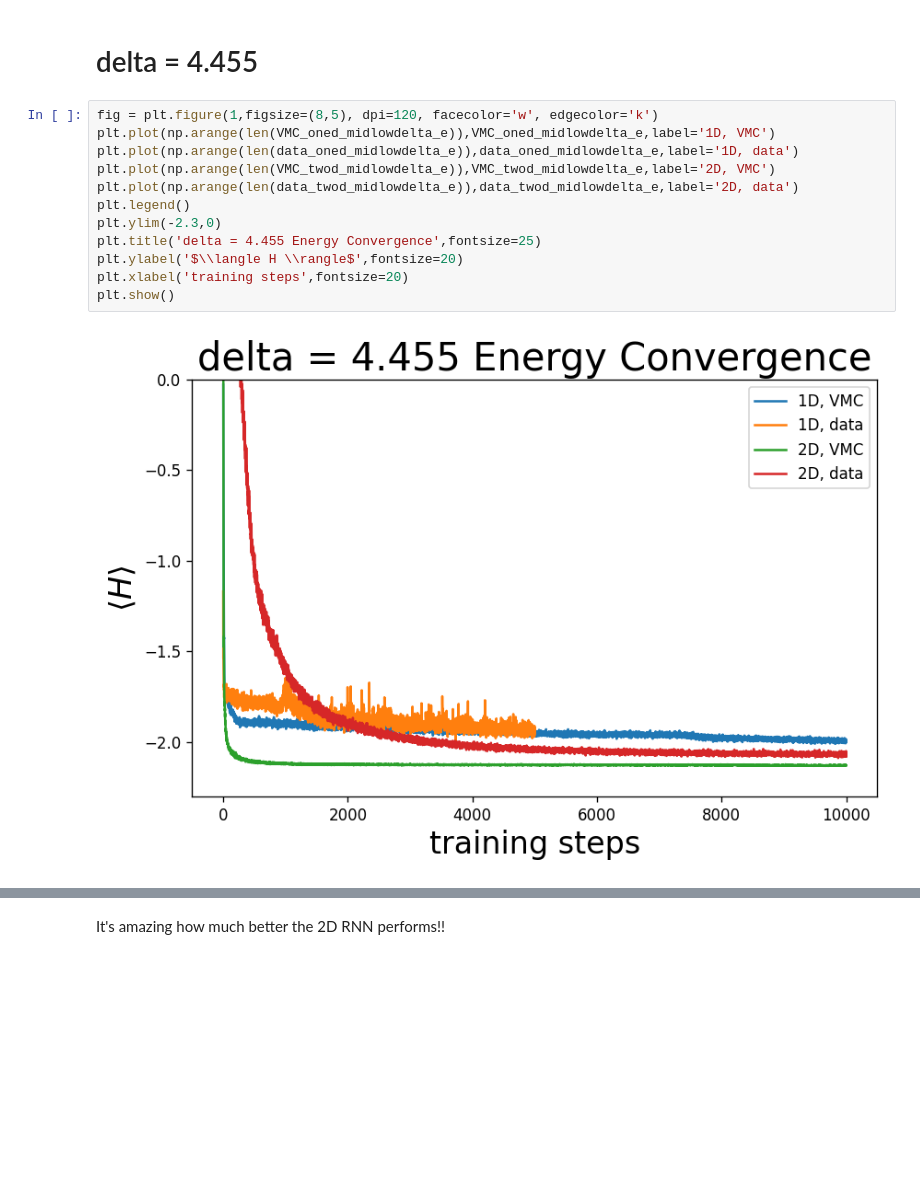
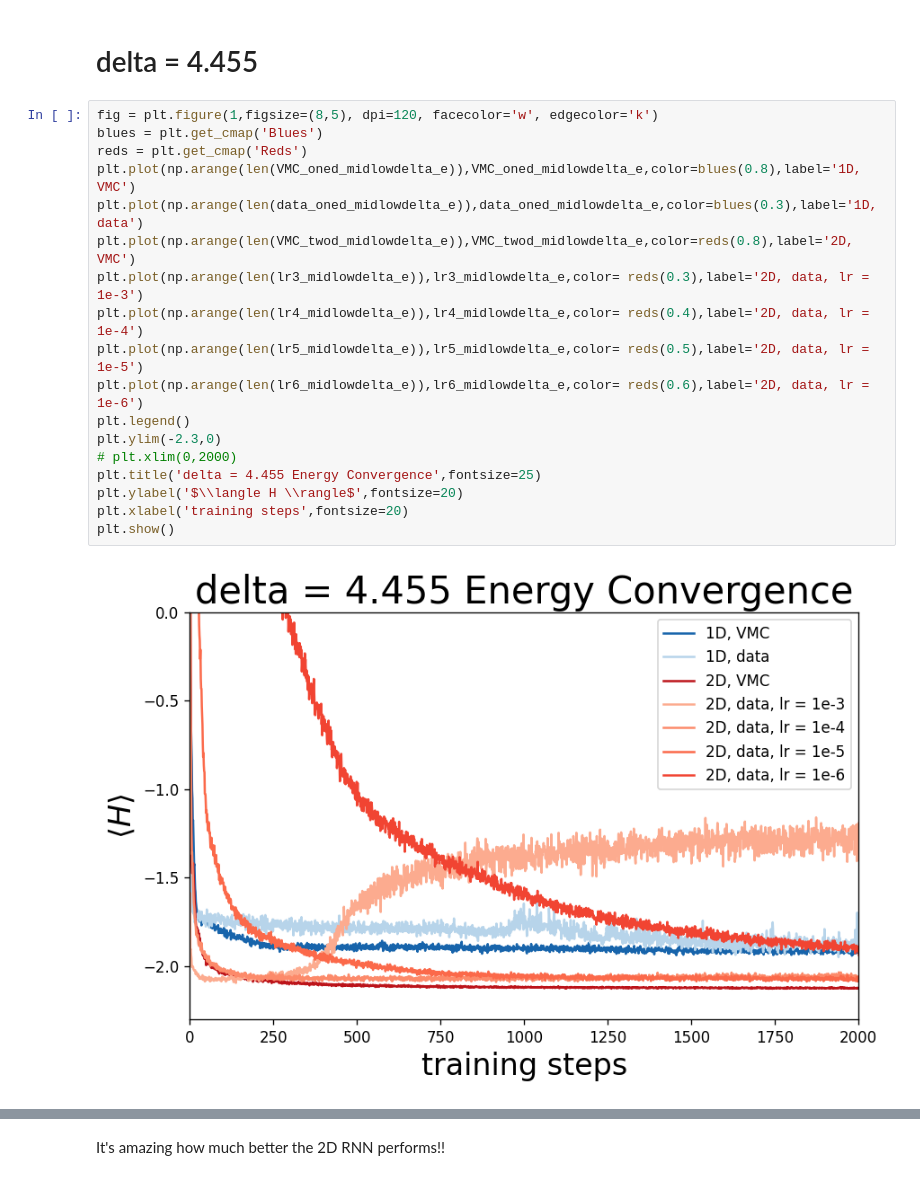
Before and after one commit to slattekr/RydbergStateReReconstruction, a Jupyter notebook: Main/KZ_notebooks/Experiments Round 1 (all delta values).ipynb, the cells around one changed output, grey strips where cells are left out. Drawn from its saved outputs; the diff is of its cells as text; blank space fills up the shorter version.

```diff
--- a/Main/KZ_notebooks/Experiments Round 1 (all delta values).ipynb
+++ b/Main/KZ_notebooks/Experiments Round 1 (all delta values).ipynb
@@ -389,15 +387,21 @@ plt.show()
 # delta = 4.455
 # %%
 fig = plt.figure(1,figsize=(8,5), dpi=120, facecolor='w', edgecolor='k')
-plt.plot(np.arange(len(VMC_oned_midlowdelta_e)),VMC_oned_midlowdelta_e,label='1D, VMC')
-plt.plot(np.arange(len(data_oned_midlowdelta_e)),data_oned_midlowdelta_e,label='1D, data')
-plt.plot(np.arange(len(VMC_twod_midlowdelta_e)),VMC_twod_midlowdelta_e,label='2D, VMC')
-plt.plot(np.arange(len(data_twod_midlowdelta_e)),data_twod_midlowdelta_e,label='2D, data')
+blues = plt.get_cmap('Blues')
+reds = plt.get_cmap('Reds')
+plt.plot(np.arange(len(VMC_oned_midlowdelta_e)),VMC_oned_midlowdelta_e,color=blues(0.8),label='1D, VMC')
+plt.plot(np.arange(len(data_oned_midlowdelta_e)),data_oned_midlowdelta_e,color=blues(0.3),label='1D, data')
+plt.plot(np.arange(len(VMC_twod_midlowdelta_e)),VMC_twod_midlowdelta_e,color=reds(0.8),label='2D, VMC')
+plt.plot(np.arange(len(lr3_midlowdelta_e)),lr3_midlowdelta_e,color= reds(0.3),label='2D, data, lr = 1e-3')
+plt.plot(np.arange(len(lr4_midlowdelta_e)),lr4_midlowdelta_e,color= reds(0.4),label='2D, data, lr = 1e-4')
+plt.plot(np.arange(len(lr5_midlowdelta_e)),lr5_midlowdelta_e,color= reds(0.5),label='2D, data, lr = 1e-5')
+plt.plot(np.arange(len(lr6_midlowdelta_e)),lr6_midlowdelta_e,color= reds(0.6),label='2D, data, lr = 1e-6')
 plt.legend()
 plt.ylim(-2.3,0)
+# plt.xlim(0,2000)
 plt.title('delta = 4.455 Energy Convergence',fontsize=25)
 plt.ylabel('$\\langle H \\rangle$',fontsize=20)
 plt.xlabel('training steps',fontsize=20)
 plt.show()
 # %% [output]
-[figure, old version]
+[figure, new version]
```
Also changed, not shown: parts of 21 cells of this notebook, 5 other files.
